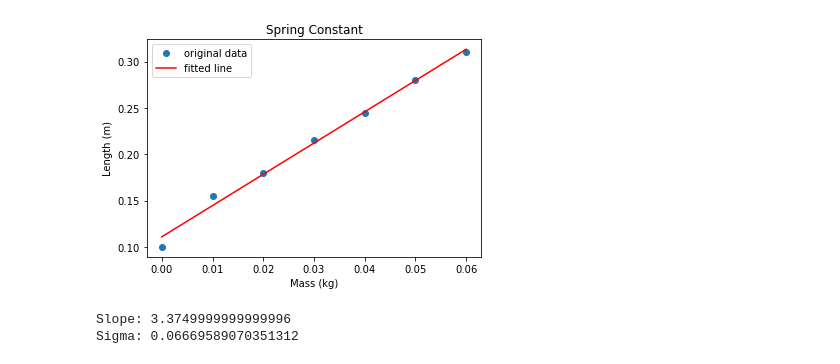
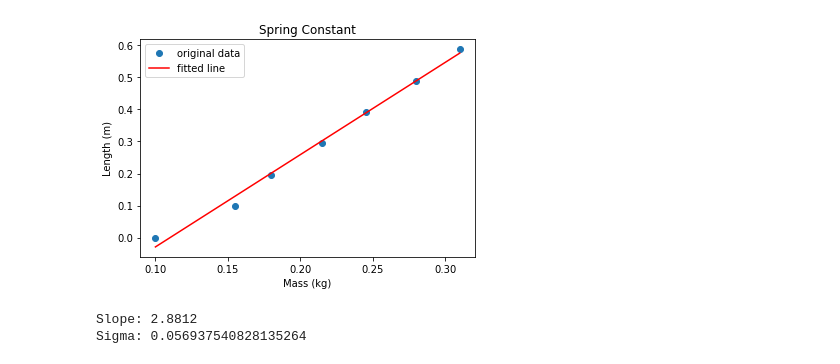
Before and after one commit to Olegich1/CheatSheetRepo, a Jupyter notebook: Otherthings/PHYS2113 CP LAB/code/spring.ipynb, the cells around one changed output. Cells and saved outputs as stored; diff of their text form; code cells hidden in the pictures.

```diff
--- a/Otherthings/PHYS2113 CP LAB/code/spring.ipynb
+++ b/Otherthings/PHYS2113 CP LAB/code/spring.ipynb
@@ -3,19 +3,19 @@ import matplotlib.pyplot as plt
 import numpy as np
 from scipy import stats
 # %%
-mass = np.array([0E-3,10E-3,20E-3,30E-3,40E-3,50E-3,60E-3])
+force = np.array([0E-3,10E-3,20E-3,30E-3,40E-3,50E-3,60E-3])*9.8
 length = np.array([10E-2,15.5E-2,18.0E-2,21.5E-2,24.5E-2,28.0E-2,31.0E-2])
 # %%
-res = stats.linregress(mass, length)
-plt.plot(mass, length, 'o', label = 'original data')
-plt.plot(mass, res.intercept + res.slope*mass, 'r', label='fitted line')
+res = stats.linregress(length, force)
+plt.plot(length, force/9.8, 'o', label = 'original data')
+plt.plot(length, res.intercept + res.slope*length, 'r', label='fitted line')
 plt.legend()
 plt.title("Spring Constant")
 plt.xlabel('Mass (kg)')
 plt.ylabel('Length (m)')
 plt.show()
 print('Slope: ' + str(res.slope) + '\n' + "Sigma: " + str(res.stderr/2))
 # %% [output]
-[figure, old version]
+[figure, new version]
-Slope: 3.3749999999999996
-Sigma: 0.06669589070351312
+Slope: 2.8812
+Sigma: 0.056937540828135264
```
Also changed, not shown: 23 other files.
